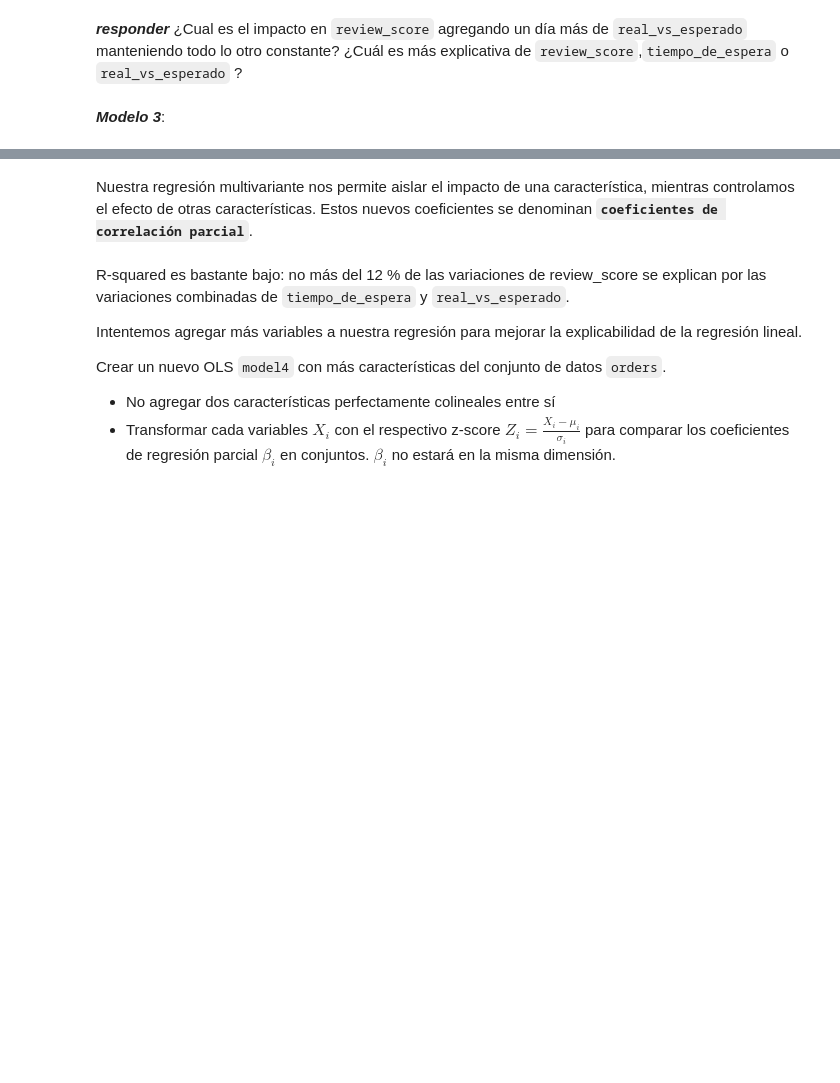
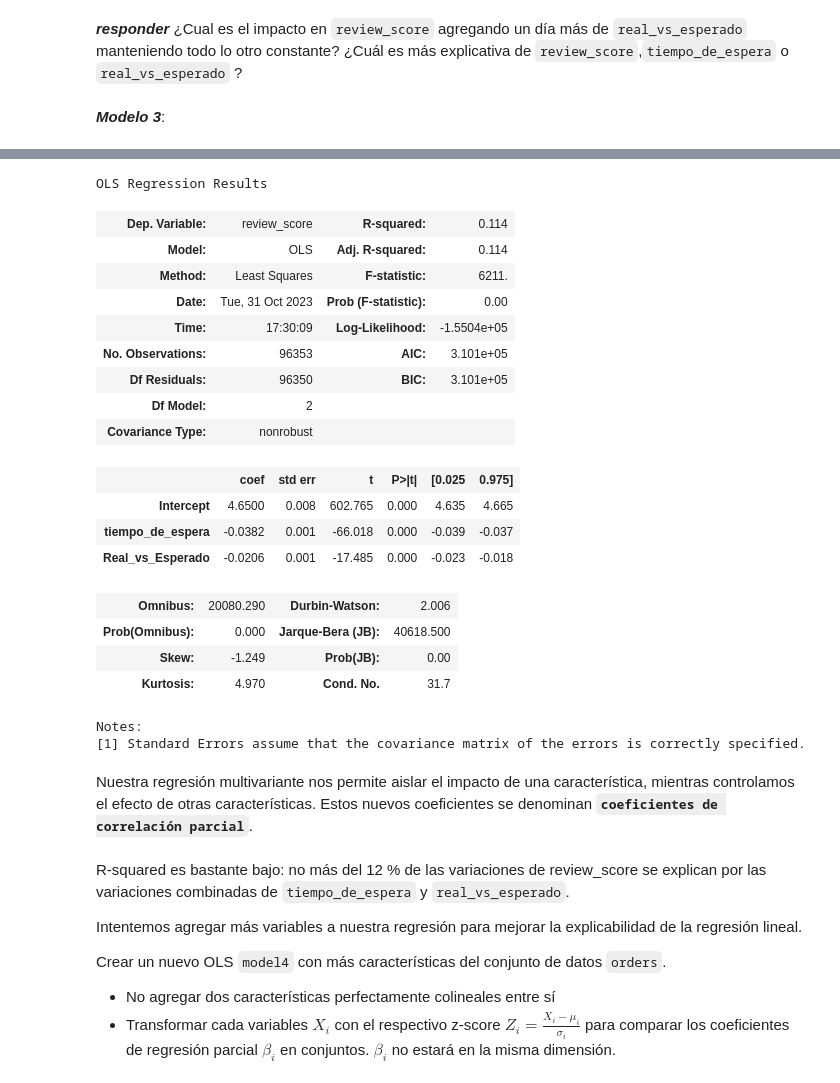
Before and after one commit to mateocontegrand/Trabajo-OLIST-Conte-Grand, a Jupyter notebook: olist/ejercicio_orders_part2.ipynb, the cells around one changed output, grey strips where cells are left out. Saved outputs shown, nothing was run; the diff lists cells and outputs as text; code cells hidden in the pictures; blank space fills up the shorter version.

```diff
--- a/olist/ejercicio_orders_part2.ipynb
+++ b/olist/ejercicio_orders_part2.ipynb
@@ -129,3 +126,27 @@ Notes:
+# %%
+model3 = smf.ols(formula='review_score ~ tiempo_de_espera + Real_vs_Esperado', data=df).fit()
+model3.summary()
+# %% [output]
+OLS Regression Results
+| Dep. Variable: | review_score | R-squared: | 0.114 |
+| Model: | OLS | Adj. R-squared: | 0.114 |
+| Method: | Least Squares | F-statistic: | 6211. |
+| Date: | Tue, 31 Oct 2023 | Prob (F-statistic): | 0.00 |
+| Time: | 17:30:09 | Log-Likelihood: | -1.5504e+05 |
+| No. Observations: | 96353 | AIC: | 3.101e+05 |
+| Df Residuals: | 96350 | BIC: | 3.101e+05 |
+| Df Model: | 2 |  |  |
+| Covariance Type: | nonrobust |  |  |
+|  | coef | std err | t | P>|t| | [0.025 | 0.975] |
+| Intercept | 4.6500 | 0.008 | 602.765 | 0.000 | 4.635 | 4.665 |
+| tiempo_de_espera | -0.0382 | 0.001 | -66.018 | 0.000 | -0.039 | -0.037 |
+| Real_vs_Esperado | -0.0206 | 0.001 | -17.485 | 0.000 | -0.023 | -0.018 |
+| Omnibus: | 20080.290 | Durbin-Watson: | 2.006 |
+| Prob(Omnibus): | 0.000 | Jarque-Bera (JB): | 40618.500 |
+| Skew: | -1.249 | Prob(JB): | 0.00 |
+| Kurtosis: | 4.970 | Cond. No. | 31.7 |
+Notes:
+[1] Standard Errors assume that the covariance matrix of the errors is correctly specified.
 # %% [markdown]
 Nuestra regresión multivariante nos permite aislar el impacto de una característica, mientras controlamos el efecto de otras características. Estos nuevos coeficientes se denominan **`coeficientes de correlación parcial`**.
 # %% [markdown]
```
Also changed, not shown: parts of 10 cells of this notebook, 1 other file.
